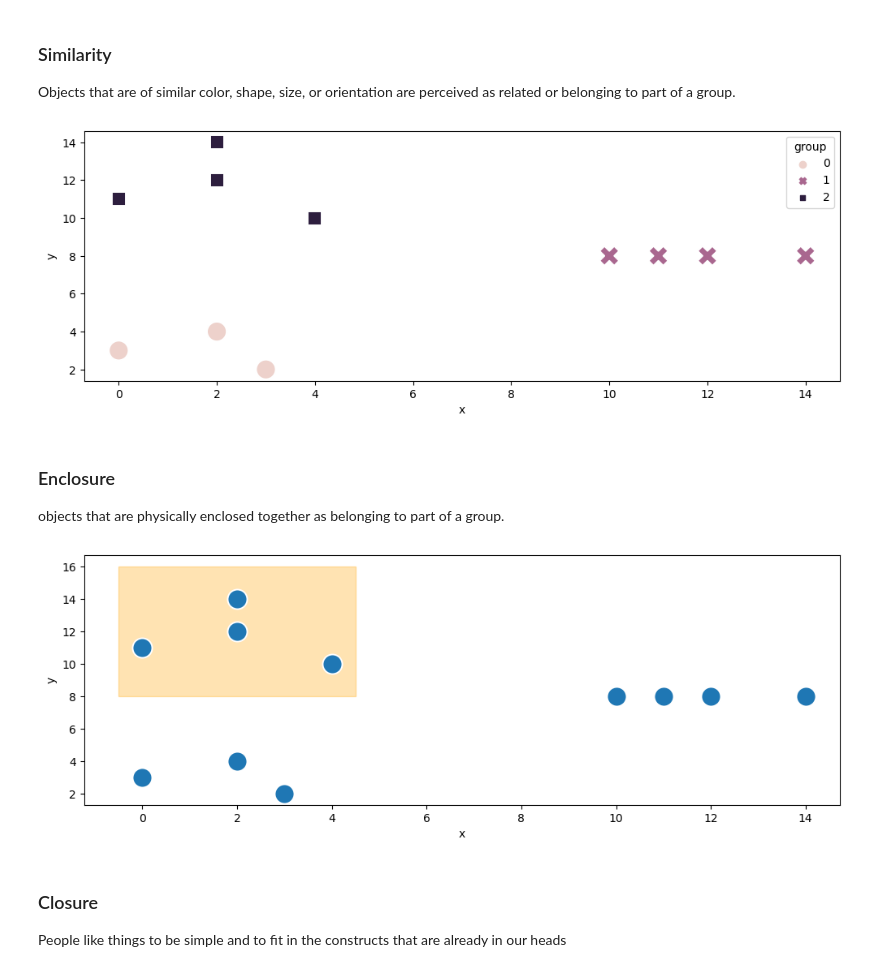
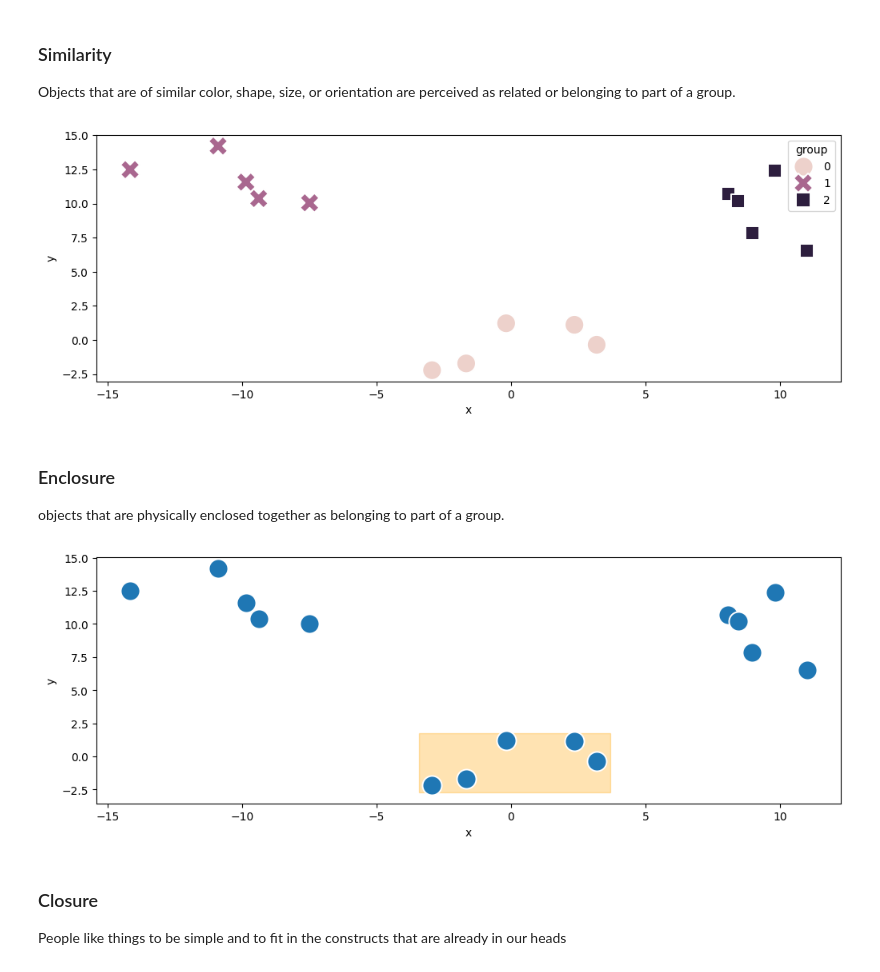
Before and after one commit to Jordanbarker/jordanbarker.github.io, a Jupyter notebook: notebook_library/data_visualization.ipynb, the cells around one changed output. Drawn from its saved outputs; the diff is of its cells as text; code cells hidden in the pictures.

```diff
--- a/notebook_library/data_visualization.ipynb
+++ b/notebook_library/data_visualization.ipynb
@@ -36,0 +35,12 @@ plt.show()
+# %%
+group_size = 5
+group0 = rng.normal(loc=0, scale=2.0, size=(group_size, 2))
+group1 = rng.normal(loc=10, scale=2.0, size=(2, group_size)).T
+group2 = rng.normal(loc=10, scale=2.0, size=(2, group_size)).T
+df = pd.DataFrame(np.concatenate([group0, group1, group2]), columns=['x', 'y'])
+df['group'] = df.index // group_size
+df.loc[df.group==1, 'x'] -= 20
+# df.loc[df.group==2, 'y'] -= 5
+
+sns.scatterplot(data=df, x='x', y='y', s=300)
+plt.show()
@@ -41,18 +53,25 @@ Objects that are of similar color, shape, size, or orientation are perceived as
 sns.scatterplot(data=df, x='x', y='y', hue="group", style="group", s=300)
 plt.show()
 # %% [output]
-[figure, old version]
+[figure, new version]
 # %% [markdown]
 ### Enclosure
 objects that are physically enclosed together as belonging to part of a group.
 # %%
-highlight = plt.Rectangle((-.5, 8), 5, 8, color='orange', alpha=0.3)
+x_min = df.loc[df.group==0, 'x'].min() - 0.5
+x_max = df.loc[df.group==0, 'x'].max() + 0.5
+y_min = df.loc[df.group==0, 'y'].min() - 0.5
+y_max = df.loc[df.group==0, 'y'].max() + 0.5
+highlight = plt.Rectangle((x_min, y_min),
+                          x_max-x_min,
+                          y_max-y_min,
+                          color='orange',
+                          alpha=0.3)
 plt.gca().add_patch(highlight)
-
 sns.scatterplot(data=df, x='x', y='y', s=300)
 plt.show()
 # %% [output]
-[figure, old version]
+[figure, new version]
 # %% [markdown]
 ### Closure
 People like things to be simple and to fit in the constructs that are already in our heads
```
Also changed, not shown: parts of 12 cells of this notebook.
